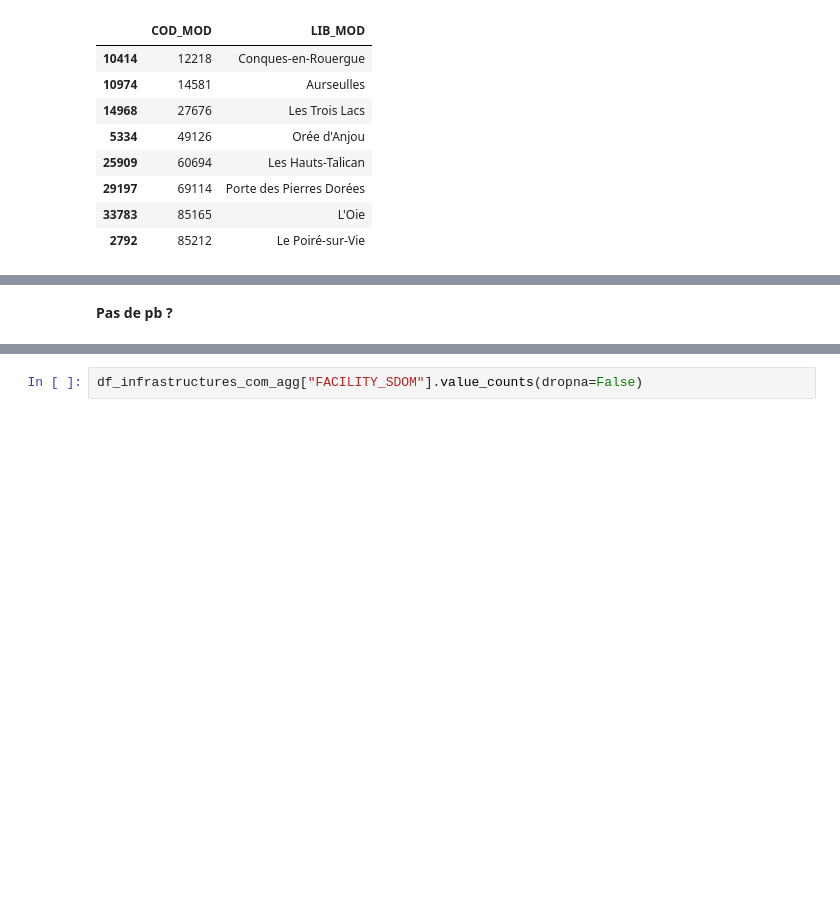
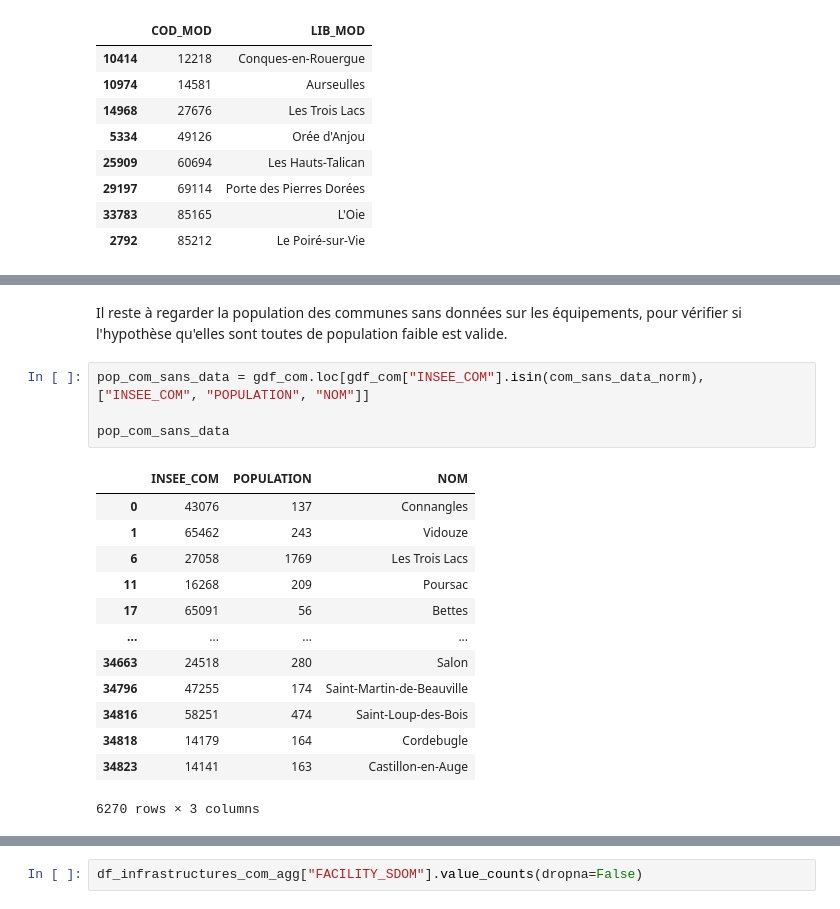
Before and after one commit to heloise1414/Projet-Python-S3, a Jupyter notebook: code/main-clemence v3.ipynb, the cells around one changed output, grey strips where cells are left out. Cells and saved outputs as stored; diff of their text form; blank space fills up the shorter version.

Commit message:
com sans data (3)

```diff
--- a/code/main-clemence v3.ipynb
+++ b/code/main-clemence v3.ipynb
@@ -1309,2 +1338,20 @@ On a donc trouvé un code différent pour 7 de ces 8 communes. On met déjà la
 # %% [markdown]
-**Pas de pb ?**
+Il reste à regarder la population des communes sans données sur les équipements, pour vérifier si l'hypothèse qu'elles sont toutes de population faible est valide.
+# %%
+pop_com_sans_data = gdf_com.loc[gdf_com["INSEE_COM"].isin(com_sans_data_norm), ["INSEE_COM", "POPULATION", "NOM"]]
+
+pop_com_sans_data
+# %% [output]
+|  | INSEE_COM | POPULATION | NOM |
+| 0 | 43076 | 137 | Connangles |
+| 1 | 65462 | 243 | Vidouze |
+| 6 | 27058 | 1769 | Les Trois Lacs |
+| 11 | 16268 | 209 | Poursac |
+| 17 | 65091 | 56 | Bettes |
+| ... | ... | ... | ... |
+| 34663 | 24518 | 280 | Salon |
+| 34796 | 47255 | 174 | Saint-Martin-de-Beauville |
+| 34816 | 58251 | 474 | Saint-Loup-des-Bois |
+| 34818 | 14179 | 164 | Cordebugle |
+| 34823 | 14141 | 163 | Castillon-en-Auge |
+6270 rows × 3 columns
```
Also changed, not shown: parts of 7 cells of this notebook.
